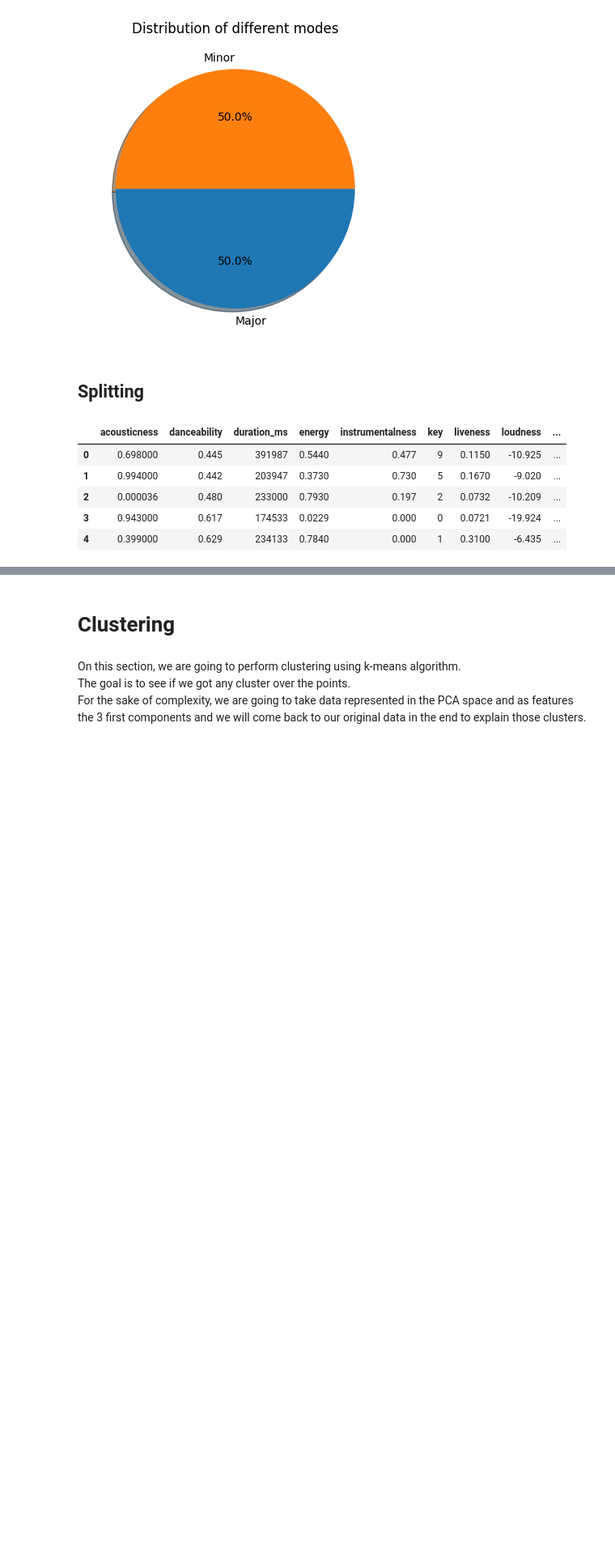
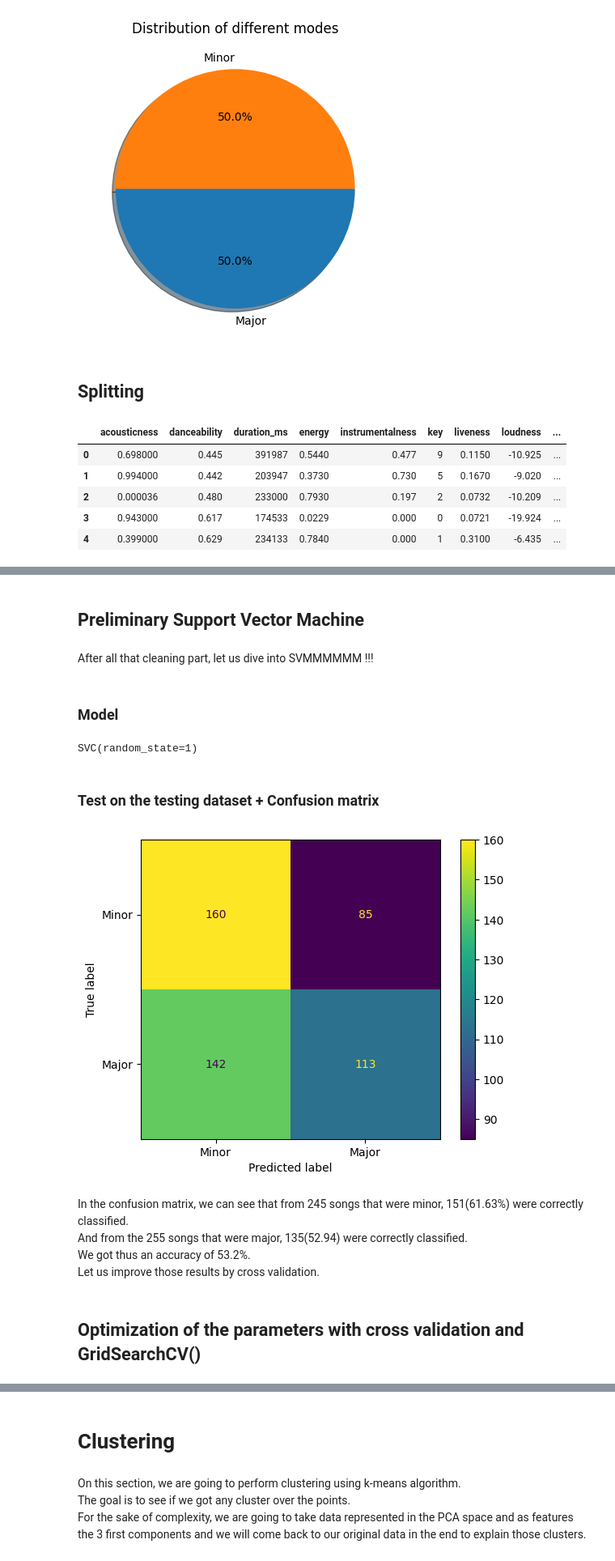
Before and after one commit to Manuela-AYO/DAProject2022, a Jupyter notebook: spotifyAnalysis.ipynb, the cells around one changed output, grey strips where cells are left out. Shown at 81% size. Cells and saved outputs as stored; diff of their text form; code cells hidden in the pictures; blank space fills up the shorter version.

```diff
--- a/spotifyAnalysis.ipynb
+++ b/spotifyAnalysis.ipynb
@@ -1211,0 +1104,4 @@ plt.scatter(new_df["year"], new_df["mode"])
+# %%
+y = new_df_svm["mode"].copy()
+y.reset_index(drop=True, inplace=True)
+y.head()
@@ -1211,0 +1119,5 @@ plt.scatter(new_df["year"], new_df["mode"])
+# %%
+X_train, X_test, y_train, y_test = train_test_split(X, y, random_state=1)
+scaler = StandardScaler()
+X_train_scaled = scaler.fit_transform(X_train)
+X_test_scaled = scaler.fit_transform(X_test)
@@ -1211,0 +1130,25 @@ plt.scatter(new_df["year"], new_df["mode"])
+# %% [markdown]
+## Preliminary Support Vector Machine
+# %% [markdown]
+After all that cleaning part, let us dive into SVMMMMMM !!!
+# %% [markdown]
+### Model
+# %%
+clf_svm = SVC(random_state=1)
+clf_svm.fit(X_train_scaled, y_train)
+# %% [output]
+SVC(random_state=1)
+# %% [markdown]
+### Test on the testing dataset + Confusion matrix
+# %%
+ConfusionMatrixDisplay.from_estimator(clf_svm, X_test_scaled, y_test, display_labels=["Minor", "Major"])
+plt.show()
+# %% [output]
+[figure, added]
+# %% [markdown]
+In the confusion matrix, we can see that from 245 songs that were minor, 151(61.63%) were correctly classified. \
+And from the 255 songs that were major, 135(52.94) were correctly classified.\
+We got thus an accuracy of 53.2%. \
+Let us improve those results by cross validation.
+# %% [markdown]
+## Optimization of the parameters with cross validation and GridSearchCV()
```
Also changed, not shown: parts of 53 cells of this notebook.
